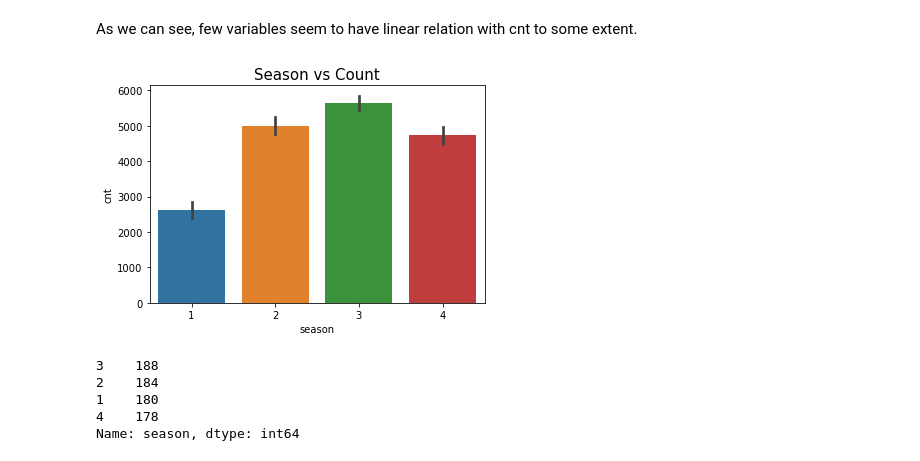
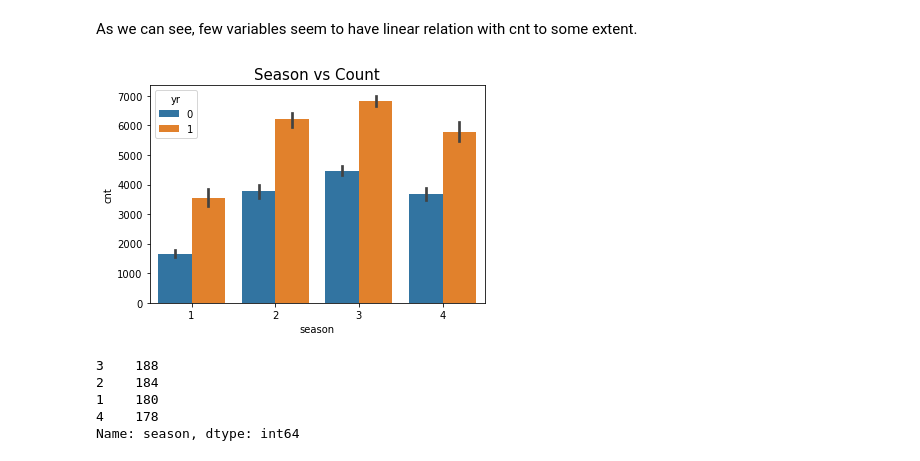
Before and after one commit to sanchita238/BikeSharingLinearRegression, a Jupyter notebook: Sanchita_Bike_Sharing_Assngmnt.ipynb, the cells around one changed output. Cells and saved outputs as stored; diff of their text form; code cells hidden in the pictures.

```diff
--- a/Sanchita_Bike_Sharing_Assngmnt.ipynb
+++ b/Sanchita_Bike_Sharing_Assngmnt.ipynb
@@ -111,12 +111,12 @@ plt.show()
 # %% [markdown]
 As we can see, few variables seem to have linear relation with cnt to some extent.
 # %%
-# Plotting cnt against season
-ax = sns.barplot(data=bikeSharing, x="season", y="cnt")
+# Plotting cnt against season, cnt increased in 2019 compared to 2018
+ax = sns.barplot(data=bikeSharing, x="season", y="cnt", hue="yr")
 ax.set_title("Season vs Count", fontsize=15)
 plt.show()
 # %% [output]
-[figure, old version]
+[figure, new version]
 # %%
 bikeSharing.season.value_counts()
 # %% [output]
```
Also changed, not shown: parts of 40 cells of this notebook.
